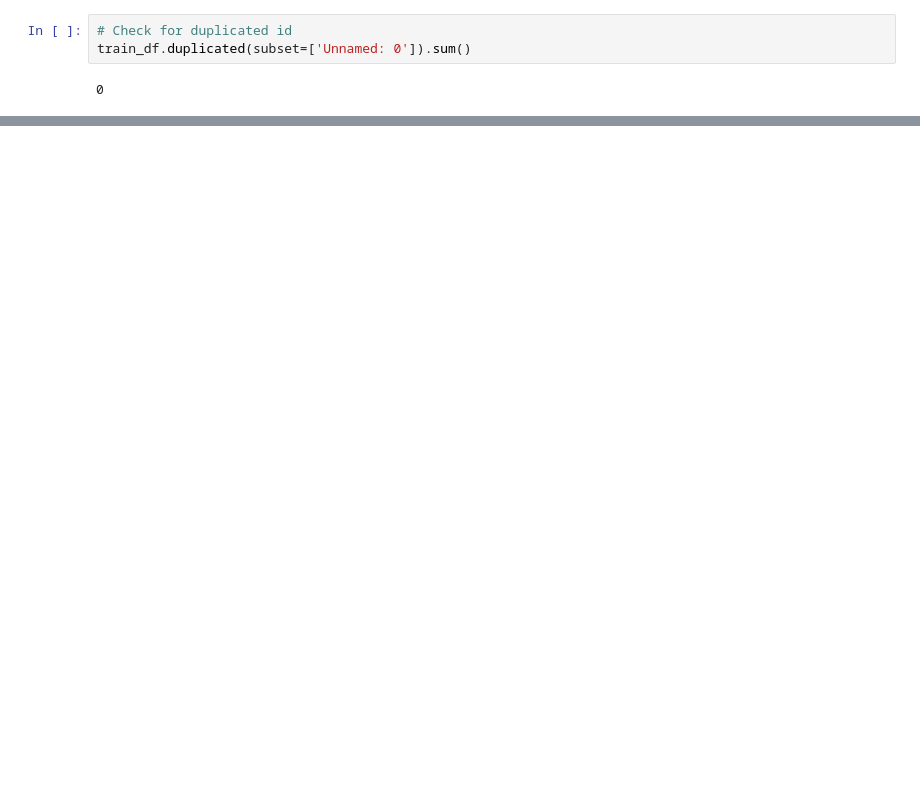
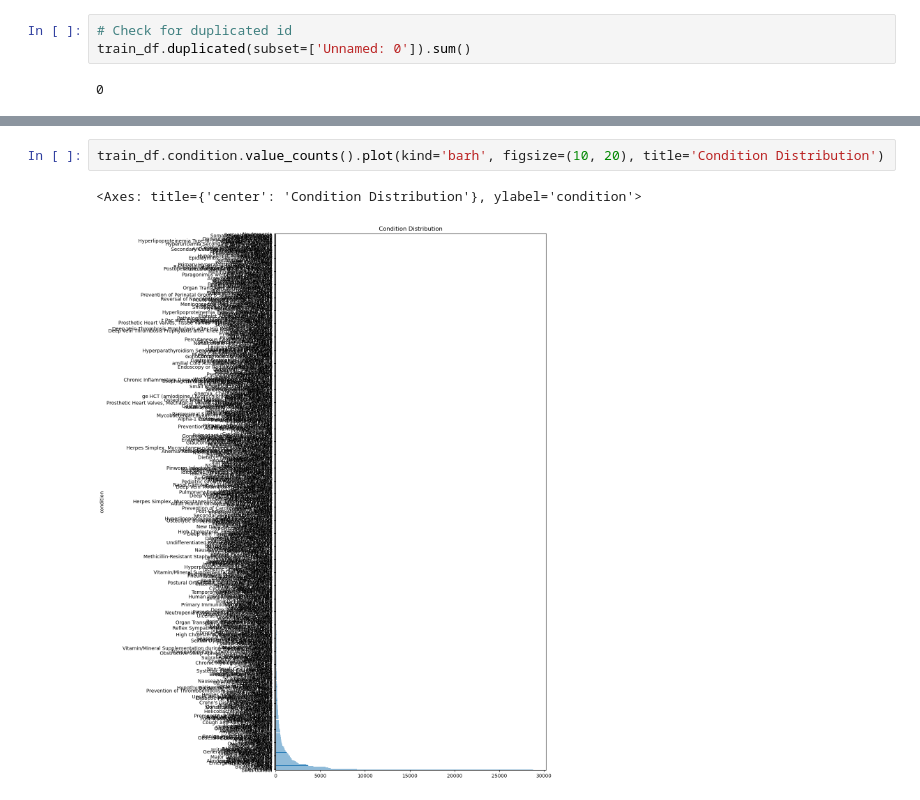
Before and after one commit to sean7x/medicinal-narratives, a Jupyter notebook: data_prep_eda.ipynb, the cells around one changed output, grey strips where cells are left out. Saved outputs shown, nothing was run; the diff lists cells and outputs as text; blank space fills up the shorter version.

```diff
--- a/data_prep_eda.ipynb
+++ b/data_prep_eda.ipynb
@@ -92 +142,6 @@ train_df.drugName.value_counts().plot()
+# %%
+train_df.condition.value_counts().plot(kind='barh', figsize=(10, 20), title='Condition Distribution')
+# %% [output]
+<Axes: title={'center': 'Condition Distribution'}, ylabel='condition'>
+[figure, added]
 # %%
```
Also changed, not shown: parts of 16 cells of this notebook.
